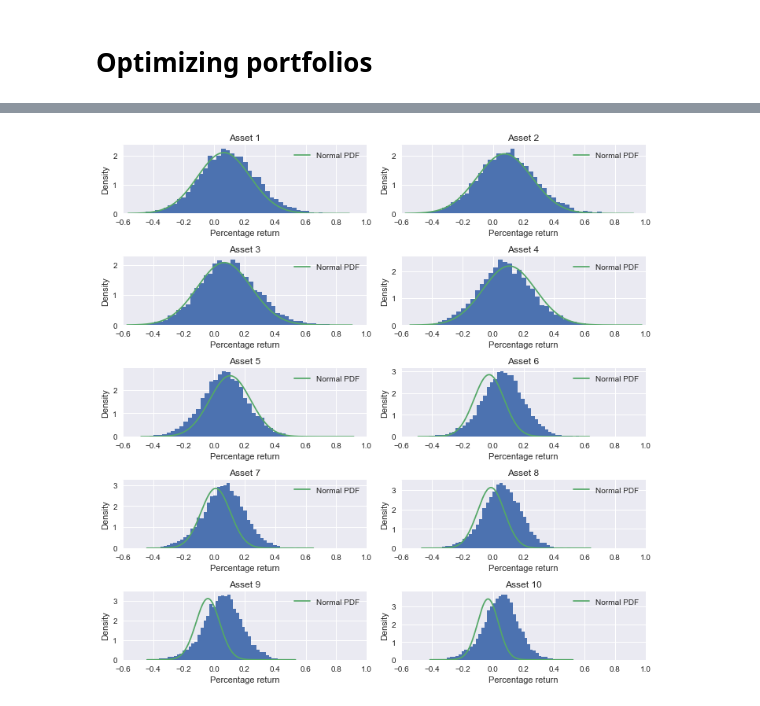
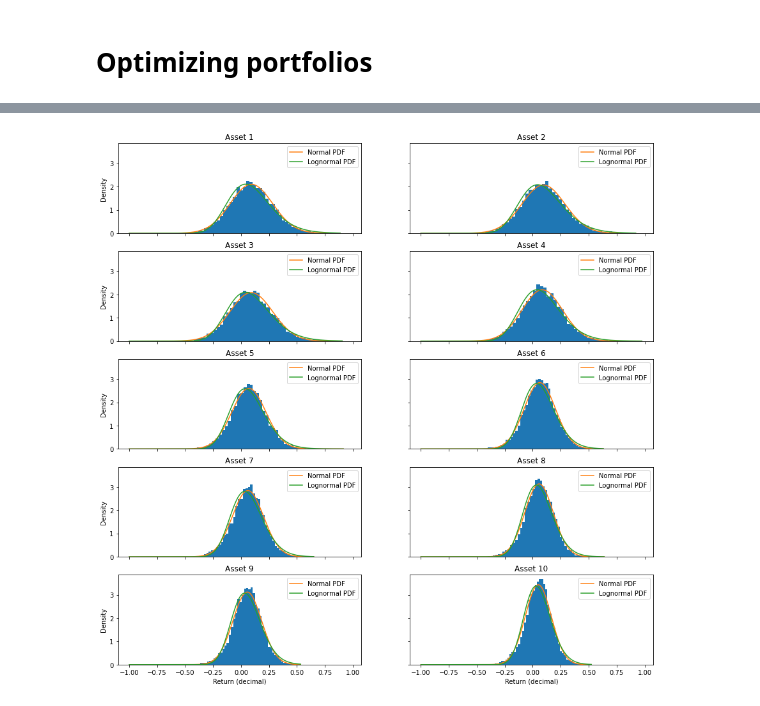
Before and after one commit to frgy17ac/Exammmmm, a Jupyter notebook: Solutions/Solution to Optimizing portfolios.ipynb, the cells around one changed output, grey strips where cells are left out. Cells and saved outputs as stored; diff of their text form; code cells hidden in the pictures.

```diff
--- a/Solutions/Solution to Optimizing portfolios.ipynb
+++ b/Solutions/Solution to Optimizing portfolios.ipynb
@@ -20,19 +23,23 @@ asset = {}
 for i in range(1, 11):
     asset[i] = pd.read_csv("C:\\Coding\\Local_repositories\\Exammmmm\\ExamData\\asset_{}.csv".format(i), index_col = 0).transpose()
 # %%
-# Linear and cumulative returns
+# Linear and cumulative returns and log returns
 
 lin_ret = {}
 cum_lin_ret = {}
+log_ret = {}
+cum_log_ret = {}
 
 for i in asset:
     lin_ret[i] = asset[i][:] / asset[i][:].shift(1) - 1
     cum_lin_ret[i] = (lin_ret[i] + 1).cumprod() - 1
+    log_ret[i] = np.log(asset[i][:] / asset[i][:].shift(1))
+    cum_log_ret[i] = log_ret[i].cumsum()
 # %%
 # Descriptive stats 1 year horizon
 
 horizon = 1
-columns = ["Mean", "Standard deviation", "Skewness", "Kurtosis"]
+columns = ["Mean", "Standard deviation", "Skewness", "Kurtosis", "5th percentile", "95th percentile"]
 oneypricedescr = pd.DataFrame(columns = columns, index = range(1, 11))
 oneyretdescr = pd.DataFrame(columns = columns, index = range(1, 11))
 
@@ -41,10 +48,14 @@ for i, j in zip(asset, range(1, 11)):
     oneypricedescr["Standard deviation"].loc[j] = (asset[i].iloc[horizon, :].std())
     oneypricedescr["Skewness"].loc[j] = (asset[i].iloc[horizon, :].skew())
     oneypricedescr["Kurtosis"].loc[j] = (asset[i].iloc[horizon, :].kurtosis())
+    oneypricedescr["5th percentile"].loc[j] = (asset[i].iloc[horizon, :].quantile(0.05))
+    oneypricedescr["95th percentile"].loc[j] = (asset[i].iloc[horizon, :].quantile(0.95))
     oneyretdescr["Mean"].loc[j] = (cum_lin_ret[i].iloc[horizon, :].mean())
     oneyretdescr["Standard deviation"].loc[j] = (cum_lin_ret[i].iloc[horizon, :].std())
     oneyretdescr["Skewness"].loc[j] = (cum_lin_ret[i].iloc[horizon, :].skew())
     oneyretdescr["Kurtosis"].loc[j] = (cum_lin_ret[i].iloc[horizon, :].kurtosis())
+    oneyretdescr["5th percentile"].loc[j] = (cum_lin_ret[i].iloc[horizon, :].quantile(0.05))
+    oneyretdescr["95th percentile"].loc[j] = (cum_lin_ret[i].iloc[horizon, :].quantile(0.95))
 print(oneypricedescr.to_latex())
 print(oneyretdescr.to_latex())
 # %% [output]
@@ -69,7 +80,7 @@ print(oneyretdescr.to_latex())
 # Descriptive stats 5 year horizon
 
 horizon = 5
-columns = ["Mean", "Standard deviation", "Skewness", "Kurtosis"]
+columns = ["Mean", "Standard deviation", "Skewness", "Kurtosis", "5th percentile", "95th percentile"]
 fiveypricedescr = pd.DataFrame(columns = columns, index = range(1, 11))
 fiveyretdescr = pd.DataFrame(columns = columns, index = range(1, 11))
 
@@ -78,10 +89,14 @@ for i, j in zip(asset, range(1, 11)):
     fiveypricedescr["Standard deviation"].loc[j] = (asset[i].iloc[horizon, :].std())
     fiveypricedescr["Skewness"].loc[j] = (asset[i].iloc[horizon, :].skew())
     fiveypricedescr["Kurtosis"].loc[j] = (asset[i].iloc[horizon, :].kurtosis())
+    fiveypricedescr["5th percentile"].loc[j] = (asset[i].iloc[horizon, :].quantile(0.05))
+    fiveypricedescr["95th percentile"].loc[j] = (asset[i].iloc[horizon, :].quantile(0.95))
     fiveyretdescr["Mean"].loc[j] = (cum_lin_ret[i].iloc[horizon, :].mean())
     fiveyretdescr["Standard deviation"].loc[j] = (cum_lin_ret[i].iloc[horizon, :].std())
     fiveyretdescr["Skewness"].loc[j] = (cum_lin_ret[i].iloc[horizon, :].skew())
     fiveyretdescr["Kurtosis"].loc[j] = (cum_lin_ret[i].iloc[horizon, :].kurtosis())
+    fiveyretdescr["5th percentile"].loc[j] = (cum_lin_ret[i].iloc[horizon, :].quantile(0.05))
+    fiveyretdescr["95th percentile"].loc[j] = (cum_lin_ret[i].iloc[horizon, :].quantile(0.95))
 print(fiveypricedescr.to_latex())
 print(fiveyretdescr.to_latex())
 # %% [output]
@@ -103,28 +118,33 @@ print(fiveyretdescr.to_latex())
 \bottomrule
 \end{tabular}
 # %%
-order = np.linspace(-0.6, 1, 1000)
-
 # 1 year return distributions
 
-year = 1
-lims = [-0.6, 1]
+horizon = 1
 bins = 50
 
-fig, ax = plt.subplots(5, 2, figsize = (10, 10))
+fig, ax = plt.subplots(5, 2, figsize = (15, 15), sharex = True, sharey = True)
 order_one = [0, 0, 1, 1, 2, 2, 3, 3, 4, 4]
 order_two = [0, 1, 0, 1, 0, 1, 0, 1, 0, 1]
 
 for j, k, i in zip(order_one, order_two, range(1, 11)):
-    ax[j][k].hist(cum_lin_ret[i].iloc[year, :], bins = bins, density = True)
+    x = np.linspace(start = -1, stop = cum_lin_ret[i].iloc[horizon, :].max(), num = 1000)
+    ax[j][k].hist(cum_lin_ret[i].iloc[horizon, :], bins = bins, density = True)
+    ax[j][k].plot(x, stats.norm.pdf(x, loc = cum_lin_ret[i].iloc[horizon, :].mean(), scale = cum_lin_ret[i].iloc[horizon, :].std()), label = "Normal PDF")
+    ax[j][k].plot(x, stats.lognorm.pdf(x + 1, scale = np.exp(cum_log_ret[i].iloc[horizon, :].mean()), s = cum_log_ret[i].iloc[horizon, :].std()), label = "Lognormal PDF")
+
     ax[j][k].set_title("Asset {}".format(i))
-    ax[j][k].plot(np.linspace(start = cum_lin_ret[i].iloc[year, :].min(), stop = cum_lin_ret[i].iloc[year, :].max(), num = 1000), stats.norm.pdf(order, loc = cum_lin_ret[i].iloc[year, :].mean(), scale = cum_lin_ret[i].iloc[year, :].std()), label = "Normal PDF")
+    ax[j][k].legend()
 
-    ax[j][k].set_xlim(lims)
-    ax[j][k].set_ylabel("Density")
-    ax[j][k].set_xlabel("Percentage return")
-    ax[j][k].legend()
-fig.tight_layout()
+ax[4][0].set_xlabel("Return (decimal)")
+ax[4][1].set_xlabel("Return (decimal)")
+
+ax[0][0].set_ylabel("Density")
+ax[1][0].set_ylabel("Density")
+ax[2][0].set_ylabel("Density")
+ax[3][0].set_ylabel("Density")
+ax[4][0].set_ylabel("Density")
+
 plt.show()
 # %% [output]
-[figure, old version]
+[figure, new version]
```
Also changed, not shown: parts of 5 cells of this notebook.
